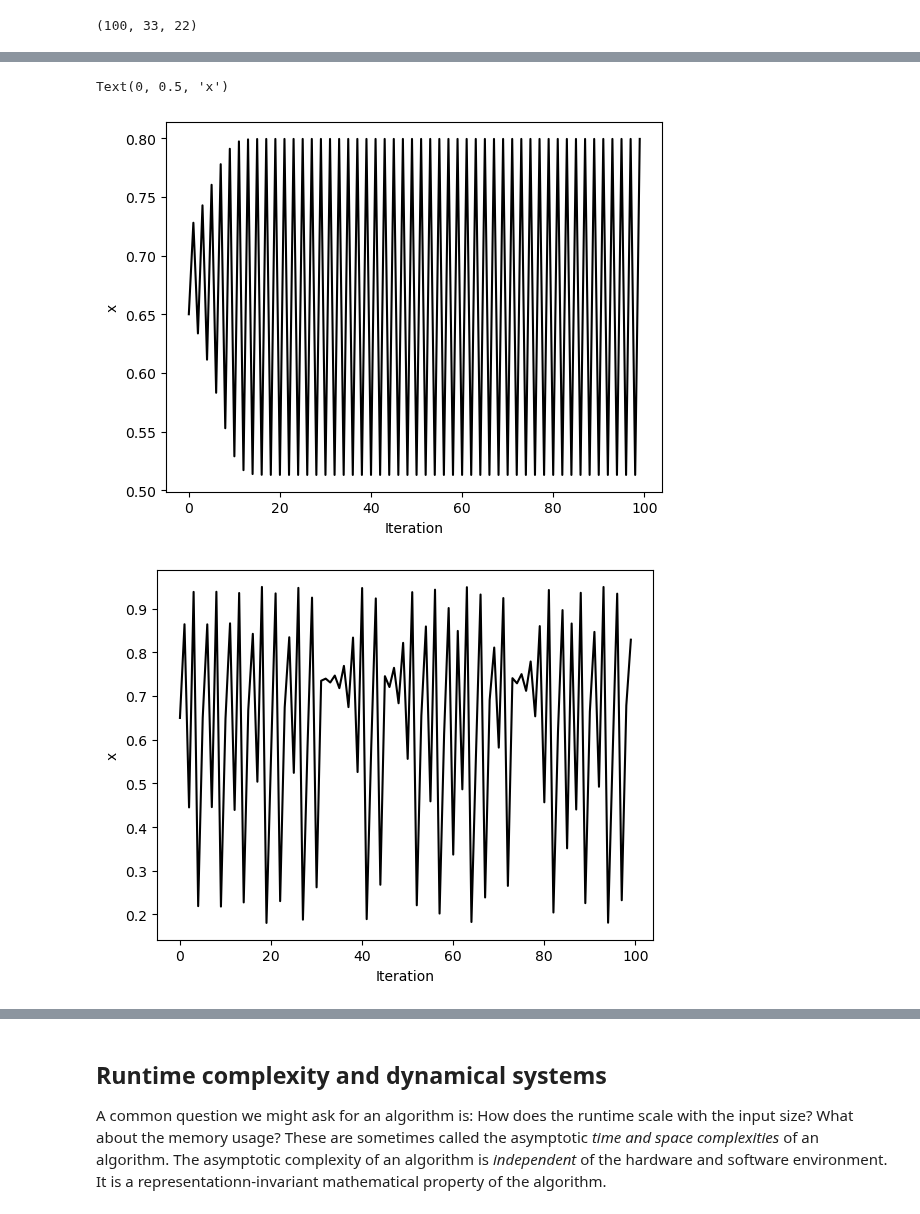
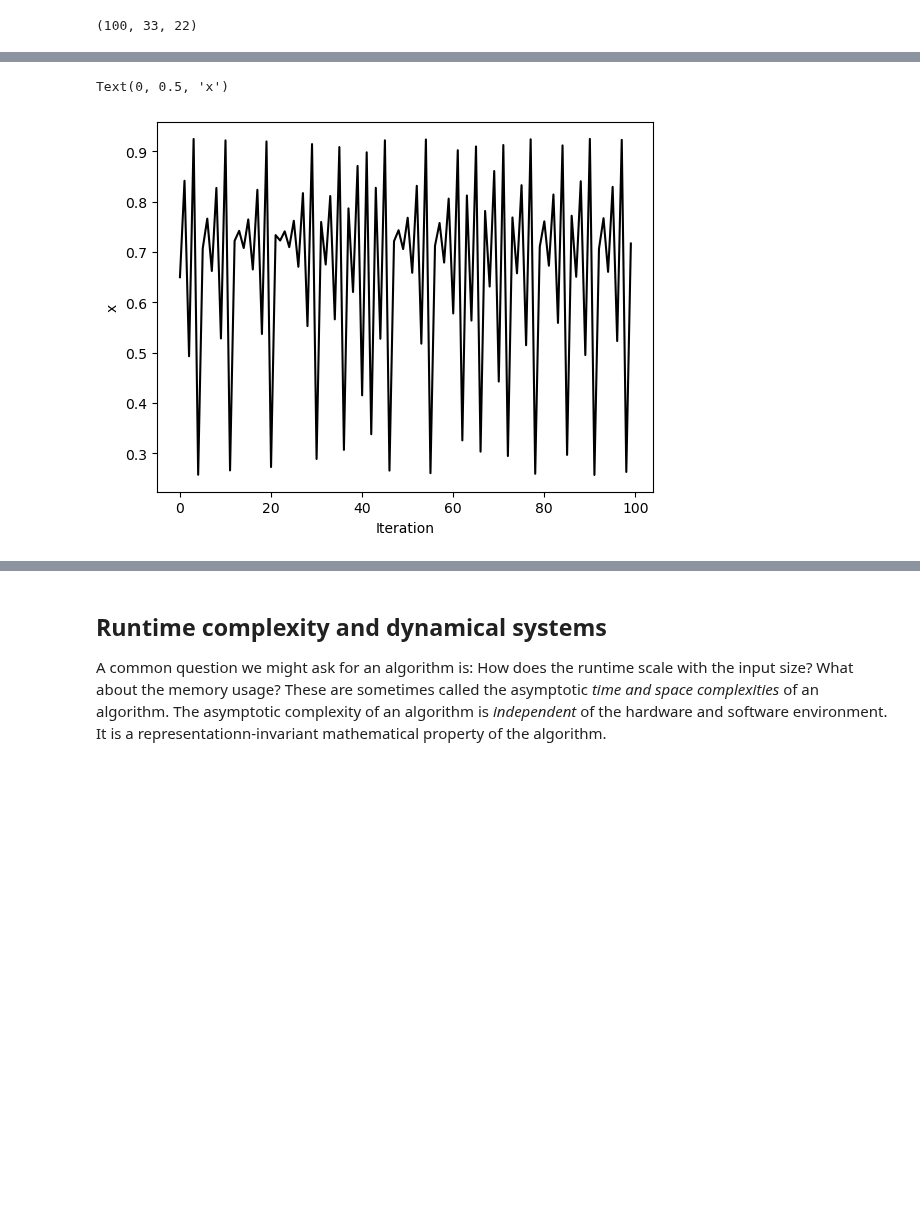
Before and after one commit to williamgilpin/cphy, a Jupyter notebook: talks/vectorization_mandelbrot.ipynb, the cells around one changed output, grey strips where cells are left out. Cells and saved outputs as stored; diff of their text form; code cells hidden in the pictures; blank space fills up the shorter version.

```diff
--- a/talks/vectorization_mandelbrot.ipynb
+++ b/talks/vectorization_mandelbrot.ipynb
@@ -121,38 +118,0 @@ where the dynamical variable $x_n \in (0, 1)$ is a number between zero and one.
-# %%
-# logistic map
-import numpy as np
-import matplotlib.pyplot as plt
-
-def logistic_map(x, r=3.7):
-    """
-    The logistic map, a discrete-time dynamical system.
-
-    Args:
-        x (float): a number in [0, 1] denoting the current state
-        r (float): a positive parameter that controls the chaoticity of the dynamics
-    """
-    return r * x * (1 - x)
-
-r = 3.2
-x = [0.65]
-for i in range(1, 100):
-    x.append(logistic_map(x[i-1], r))
-plt.figure()
-plt.plot(x, 'k')
-plt.xlabel('Iteration')
-plt.ylabel('x')
-
-
-
-r = 3.8
-x = [0.65]
-for i in range(1, 100):
-    x.append(logistic_map(x[i-1], r))
-plt.figure()
-plt.plot(x, 'k')
-plt.xlabel('Iteration')
-plt.ylabel('x')
-# %% [output]
-Text(0, 0.5, 'x')
-[figure, removed]
-[figure, removed]
@@ -158,0 +129,11 @@ Text(0, 0.5, 'x')
+# %%
+x = [0.65]
+for i in range(1, 100):
+    x.append(logistic_map(x[i-1]))
+plt.figure()
+plt.plot(x, 'k')
+plt.xlabel('Iteration')
+plt.ylabel('x')
+# %% [output]
+Text(0, 0.5, 'x')
+[figure, added]
```
Also changed, not shown: parts of 14 cells of this notebook, 1 other file.
